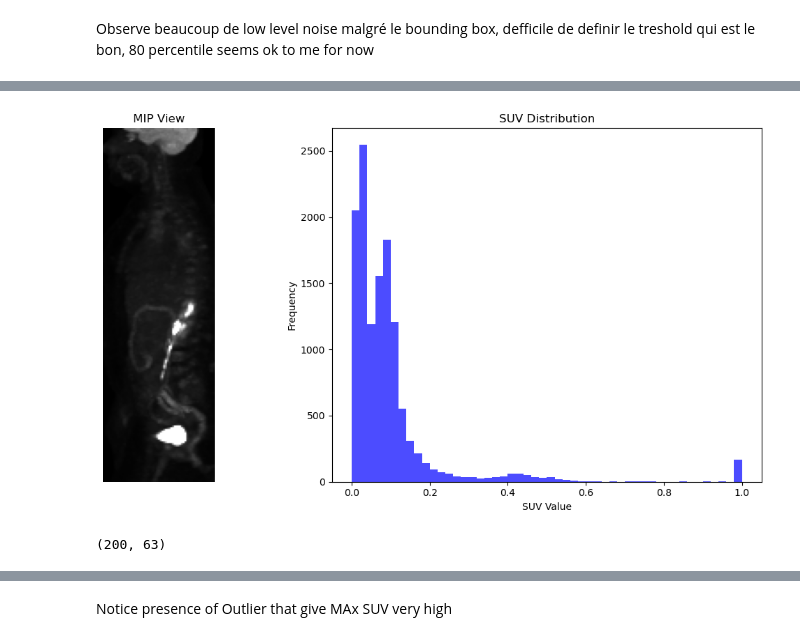
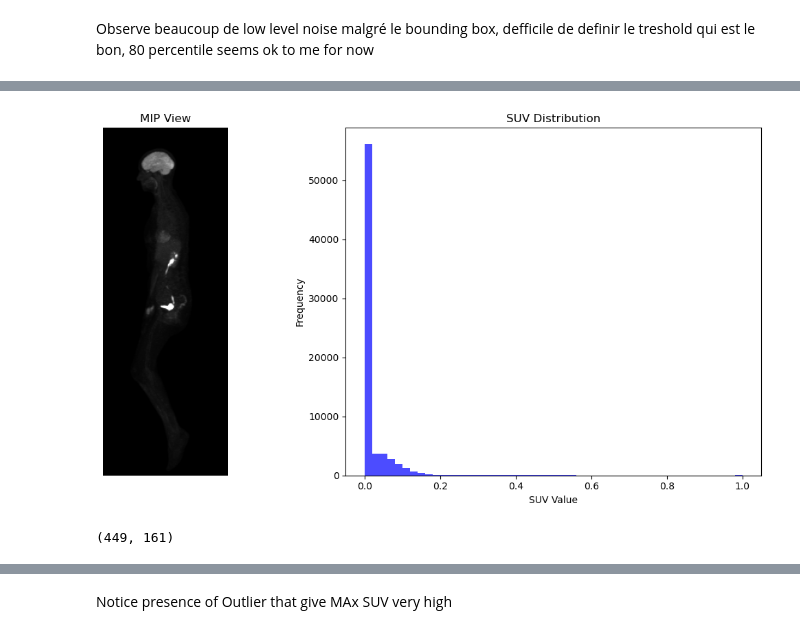
Before and after one commit to Alichnikof/Deauville_DeepLearning, a Jupyter notebook: prepro_PET.ipynb, the cells around one changed output, grey strips where cells are left out. Saved outputs shown, nothing was run; the diff lists cells and outputs as text; code cells hidden in the pictures.

```diff
--- a/prepro_PET.ipynb
+++ b/prepro_PET.ipynb
@@ -17,11 +17,3 @@ from PIL import Image
 import pandas as pd
 
 os.environ["KMP_DUPLICATE_LIB_OK"] = "TRUE"
-# %%
-import numpy as np
-
-file_path = "images/00000112_1.2.840.113619.2.8368.1234.25707428278.486545.npy"
-img = np.load(file_path)
-
-print("Loaded image shape:", img.shape)
-print("First 10 values:", img.flatten()[:10])
@@ -826,7 +666,7 @@ Observe beaucoup de low level noise malgré le bounding box, defficile de defini
 # 5. Full PET Preprocessing Pipeline on a single PET Folder
 # ---------------------------
 # Specify the path to your PET modality folder.
-pet_modality_path = r"C:\Users\alime\Dropbox (AMC)\Mon PC (DESKTOP-RG9FHVT)\Desktop\Deauville\Deauville_DeepLearning\2025-02__Studies\DOE^JANE_ANON40815_PT_2025-02-12_091445_PET.FDG.corps.entier_PETAC.QC800.TF_n669__00000"
+pet_modality_path = r"C:\Users\mezher\Desktop\PET\patient - Copie\2024-09__Studies\QClear 550_DICOM"
 
 # Load the PET series (grouped by SeriesInstanceUID)
 pet_series = load_pet_series(pet_modality_path)
@@ -916,19 +758,19 @@ print(final_image.shape)
 # %%
 
 # ---------------------------
 # Step C: Generate and Visualize MIP Images
 # ---------------------------
 # Suppose you only want slices 200..400 (inclusive of 400).
-roi_volume = suv_volume_resampled[30:230, :, :]
-mip_image = generate_mip(roi_volume, view="sagittal", clip_min=0, clip_max=30)
+roi_volume = suv_volume_resampled[:, :, :]
+mip_image = generate_mip(roi_volume, view="sagittal", clip_min=0, clip_max=20)
 norm_mip = normalize_image(mip_image)
 
-final_image = get_bbox_percentile(norm_mip, lower_percentile=90)
+final_image = get_bbox_percentile(norm_mip, lower_percentile=71)
 visualize_mip_axial(final_image)
 print(final_image.shape)
 # %% [output]
-[figure, old version]
+[figure, new version]
-(200, 63)
+(449, 161)
 # %%
 images = preprocess_pet_series(pet_series[selected_series_id])
 # %% [output]
```
Also changed, not shown: parts of 13 cells of this notebook, 5 other files.
